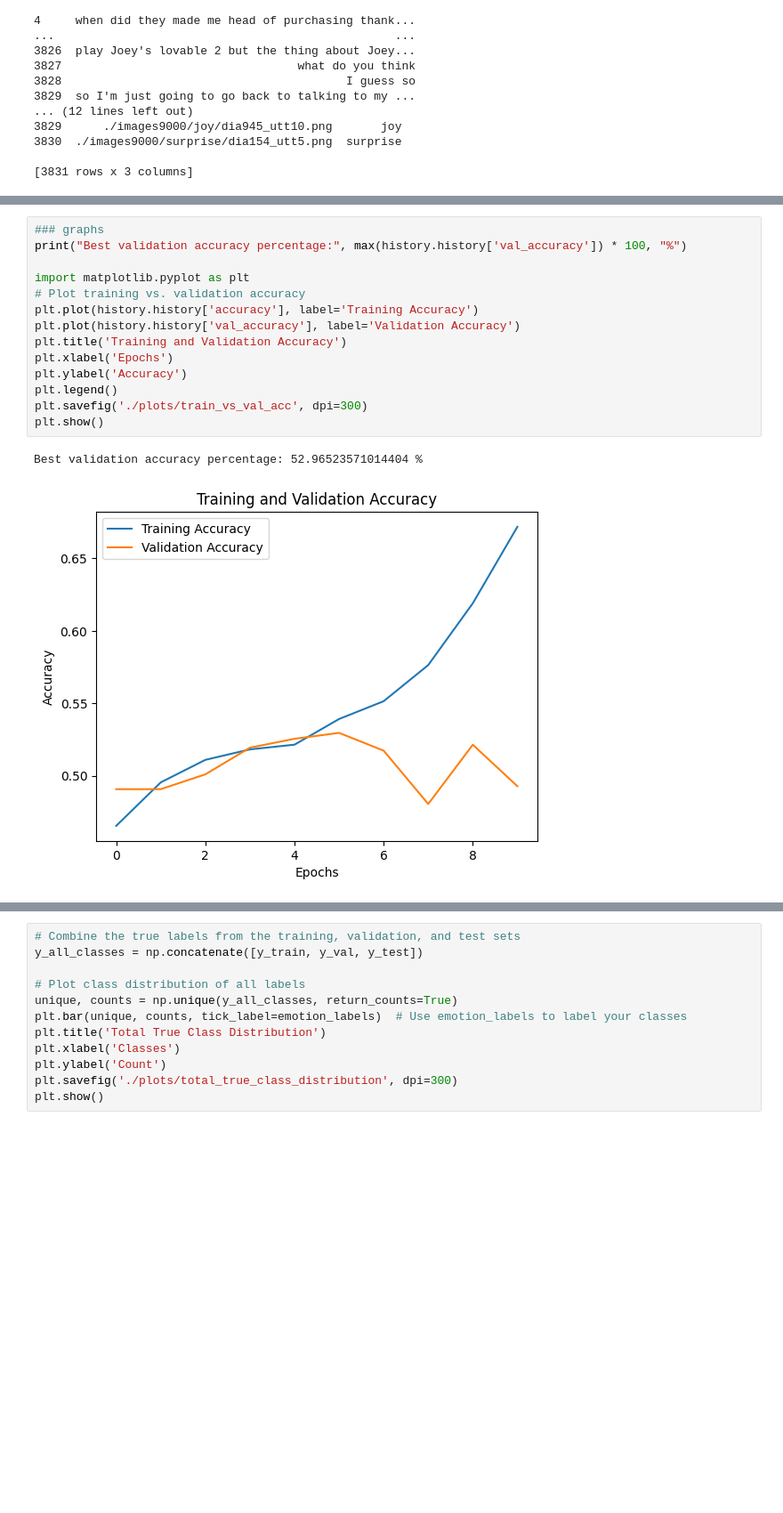
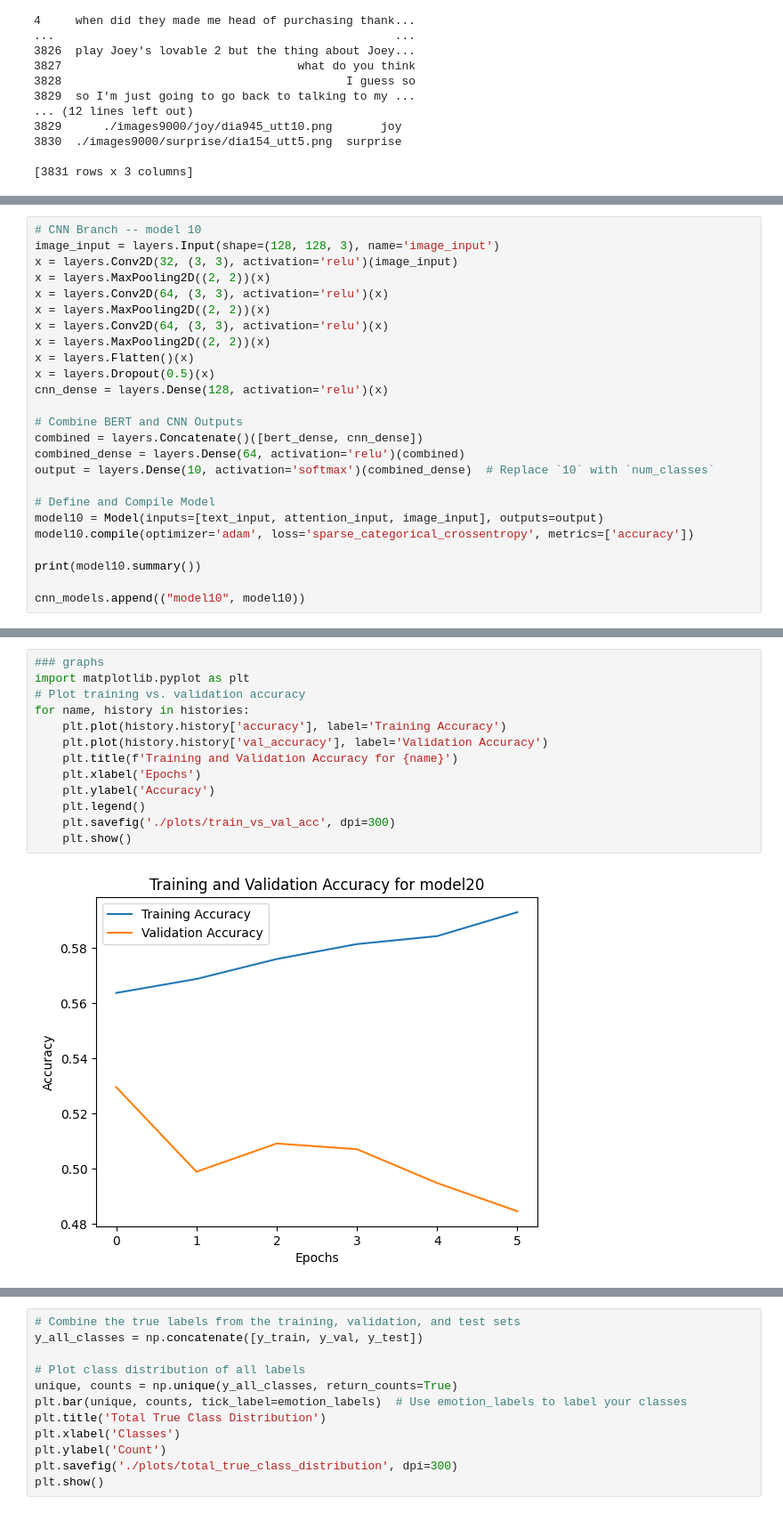
Before and after one commit to wyattnapier/ds340project, a Jupyter notebook: two_branches.ipynb, the cells around one changed output, grey strips where cells are left out. Shown: that part at 89% size. Cells and saved outputs as stored; diff of their text form; blank space fills up the shorter version.

Commit message:
organization and multiple cnn models

```diff
--- a/two_branches.ipynb
+++ b/two_branches.ipynb
@@ -256,0 +280,25 @@ None
+# %%
+# CNN Branch -- model 10
+image_input = layers.Input(shape=(128, 128, 3), name='image_input')
+x = layers.Conv2D(32, (3, 3), activation='relu')(image_input)
+x = layers.MaxPooling2D((2, 2))(x)
+x = layers.Conv2D(64, (3, 3), activation='relu')(x)
+x = layers.MaxPooling2D((2, 2))(x)
+x = layers.Conv2D(64, (3, 3), activation='relu')(x)
+x = layers.MaxPooling2D((2, 2))(x)
+x = layers.Flatten()(x)
+x = layers.Dropout(0.5)(x)
+cnn_dense = layers.Dense(128, activation='relu')(x)
+
+# Combine BERT and CNN Outputs
+combined = layers.Concatenate()([bert_dense, cnn_dense])
+combined_dense = layers.Dense(64, activation='relu')(combined)
+output = layers.Dense(10, activation='softmax')(combined_dense)  # Replace `10` with `num_classes`
+
+# Define and Compile Model
+model10 = Model(inputs=[text_input, attention_input, image_input], outputs=output)
+model10.compile(optimizer='adam', loss='sparse_categorical_crossentropy', metrics=['accuracy'])
+
+print(model10.summary())
+
+cnn_models.append(("model10", model10))
@@ -305,17 +528,15 @@ NameError: name 'f1_score' is not defined
 # %%
 ### graphs
-print("Best validation accuracy percentage:", max(history.history['val_accuracy']) * 100, "%")
-
 import matplotlib.pyplot as plt
 # Plot training vs. validation accuracy
-plt.plot(history.history['accuracy'], label='Training Accuracy')
-plt.plot(history.history['val_accuracy'], label='Validation Accuracy')
-plt.title('Training and Validation Accuracy')
-plt.xlabel('Epochs')
-plt.ylabel('Accuracy')
-plt.legend()
-plt.savefig('./plots/train_vs_val_acc', dpi=300)
-plt.show()
+for name, history in histories:
+    plt.plot(history.history['accuracy'], label='Training Accuracy')
+    plt.plot(history.history['val_accuracy'], label='Validation Accuracy')
+    plt.title(f'Training and Validation Accuracy for {name}')
+    plt.xlabel('Epochs')
+    plt.ylabel('Accuracy')
+    plt.legend()
+    plt.savefig('./plots/train_vs_val_acc', dpi=300)
+    plt.show()
 # %% [output]
-Best validation accuracy percentage: 52.96523571014404 %
-[figure, old version]
+[figure, new version]
```
Also changed, not shown: parts of 15 cells of this notebook, 12 other files.
